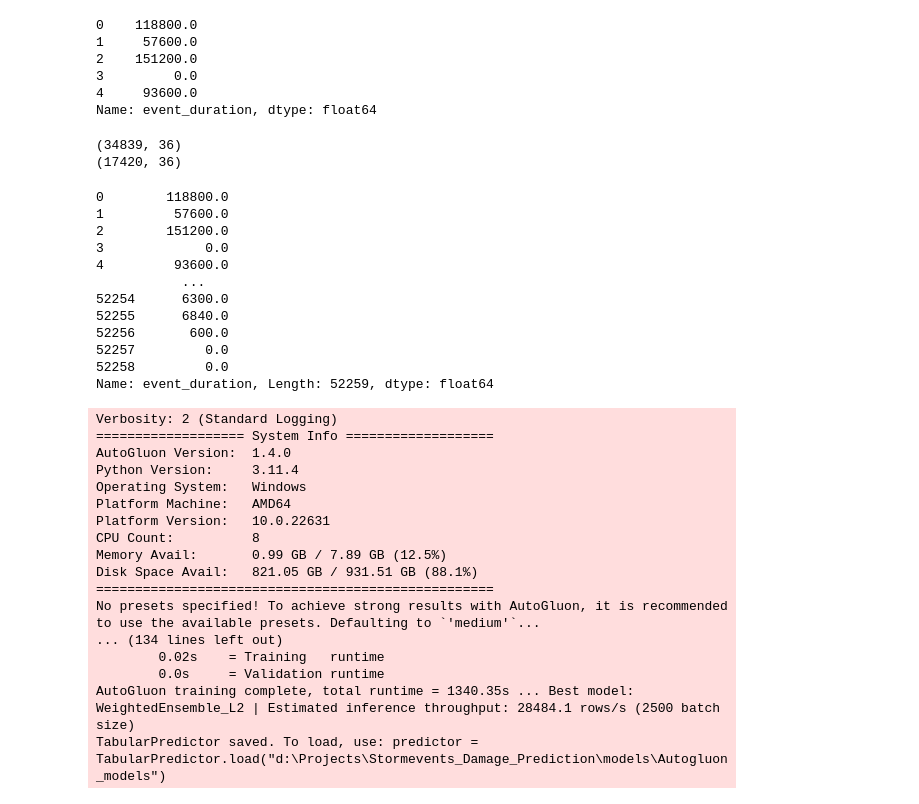
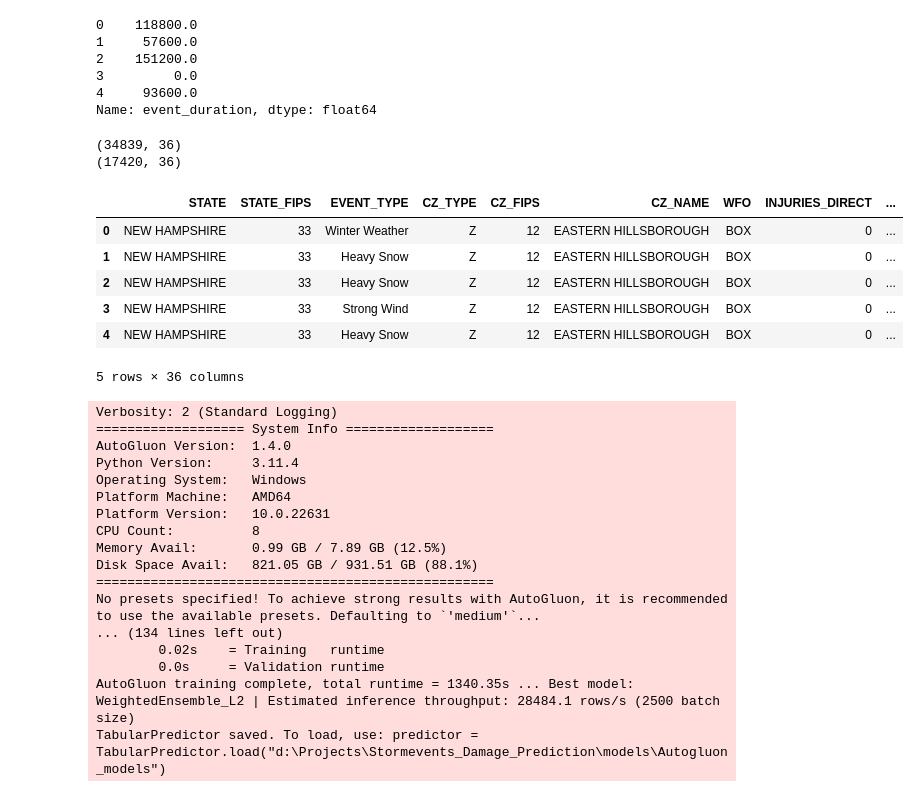
Before and after one commit to ngabrielaxej/Stormevents_Damage_Prediction, a Jupyter notebook: notebooks/autogluon_feature_selection.ipynb, the cells around one changed output. Cells and saved outputs as stored; diff of their text form; code cells hidden in the pictures.

```diff
--- a/notebooks/autogluon_feature_selection.ipynb
+++ b/notebooks/autogluon_feature_selection.ipynb
@@ -108,21 +109,16 @@ train_stormevents2013, test_stormevents2013 = train_test_split(stormevents2013,
 # %%
 print(train_stormevents2013.shape)
 
 print(test_stormevents2013.shape)
-stormevents2013['event_duration']
+stormevents2013.head()
 # %% [output]
 (34839, 36)
 (17420, 36)
+|  | STATE | STATE_FIPS | EVENT_TYPE | CZ_TYPE | CZ_FIPS | CZ_NAME | WFO | INJURIES_DIRECT | ... |
+| 0 | NEW HAMPSHIRE | 33 | Winter Weather | Z | 12 | EASTERN HILLSBOROUGH | BOX | 0 | ... |
+| 1 | NEW HAMPSHIRE | 33 | Heavy Snow | Z | 12 | EASTERN HILLSBOROUGH | BOX | 0 | ... |
+| 2 | NEW HAMPSHIRE | 33 | Heavy Snow | Z | 12 | EASTERN HILLSBOROUGH | BOX | 0 | ... |
+| 3 | NEW HAMPSHIRE | 33 | Strong Wind | Z | 12 | EASTERN HILLSBOROUGH | BOX | 0 | ... |
+| 4 | NEW HAMPSHIRE | 33 | Heavy Snow | Z | 12 | EASTERN HILLSBOROUGH | BOX | 0 | ... |
-0        118800.0
-1         57600.0
-2        151200.0
-3             0.0
-4         93600.0
-           ...
-52254      6300.0
-52255      6840.0
-52256       600.0
-52257         0.0
-52258         0.0
-Name: event_duration, Length: 52259, dtype: float64
+5 rows × 36 columns
 # %%
```
Also changed, not shown: parts of 12 cells of this notebook, 1 other file.
